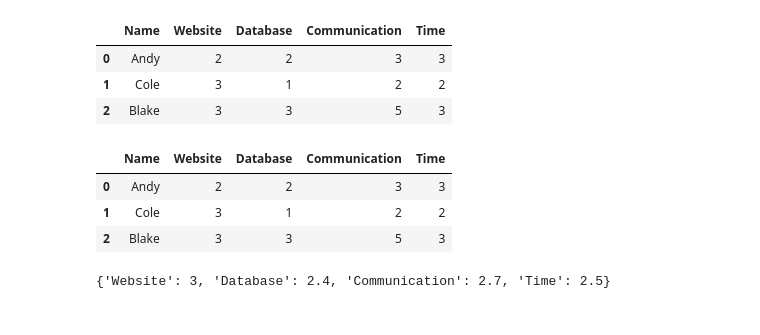
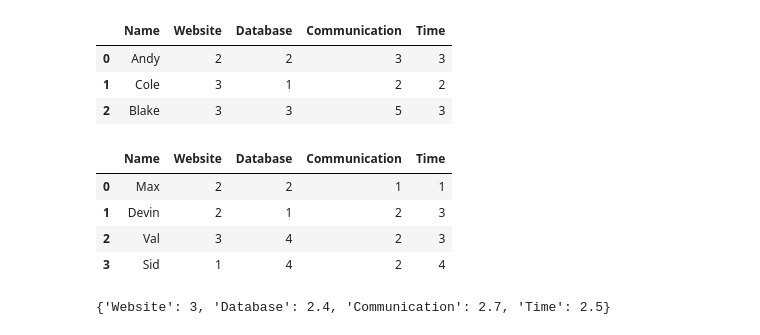
Before and after one commit to ketphan02/DATA-448, a Jupyter notebook: notebooks/Section 1.ipynb, the cells around one changed output. Cells and saved outputs as stored; diff of their text form; code cells hidden in the pictures.

```diff
--- a/notebooks/Section 1.ipynb
+++ b/notebooks/Section 1.ipynb
@@ -63,18 +63,19 @@ display(team_c)
 # %%
 team_d = pd.DataFrame({
     'Name': [ 'Max', 'Devin', 'Val', 'Sid' ],
     'Website': [2, 2, 3, 1],
     'Database': [2, 1, 4, 4],
     'Communication': [1, 2, 2, 2],
     'Time': [1, 3, 3, 4]
 })
 
-display(team_c)
+display(team_d)
 # %% [output]
 |  | Name | Website | Database | Communication | Time |
-| 0 | Andy | 2 | 2 | 3 | 3 |
-| 1 | Cole | 3 | 1 | 2 | 2 |
-| 2 | Blake | 3 | 3 | 5 | 3 |
+| 0 | Max | 2 | 2 | 1 | 1 |
+| 1 | Devin | 2 | 1 | 2 | 3 |
+| 2 | Val | 3 | 4 | 2 | 3 |
+| 3 | Sid | 1 | 4 | 2 | 4 |
 # %%
 class_avg = {
     'Website': 3,
```
Also changed, not shown: 3 other files.
